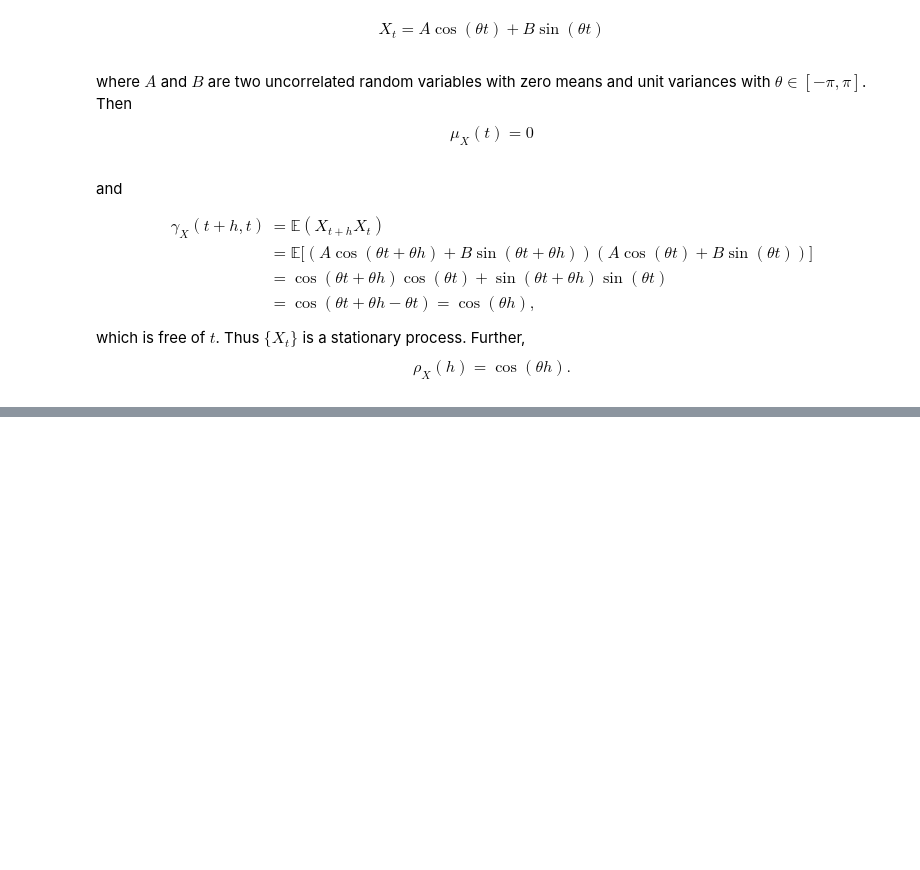
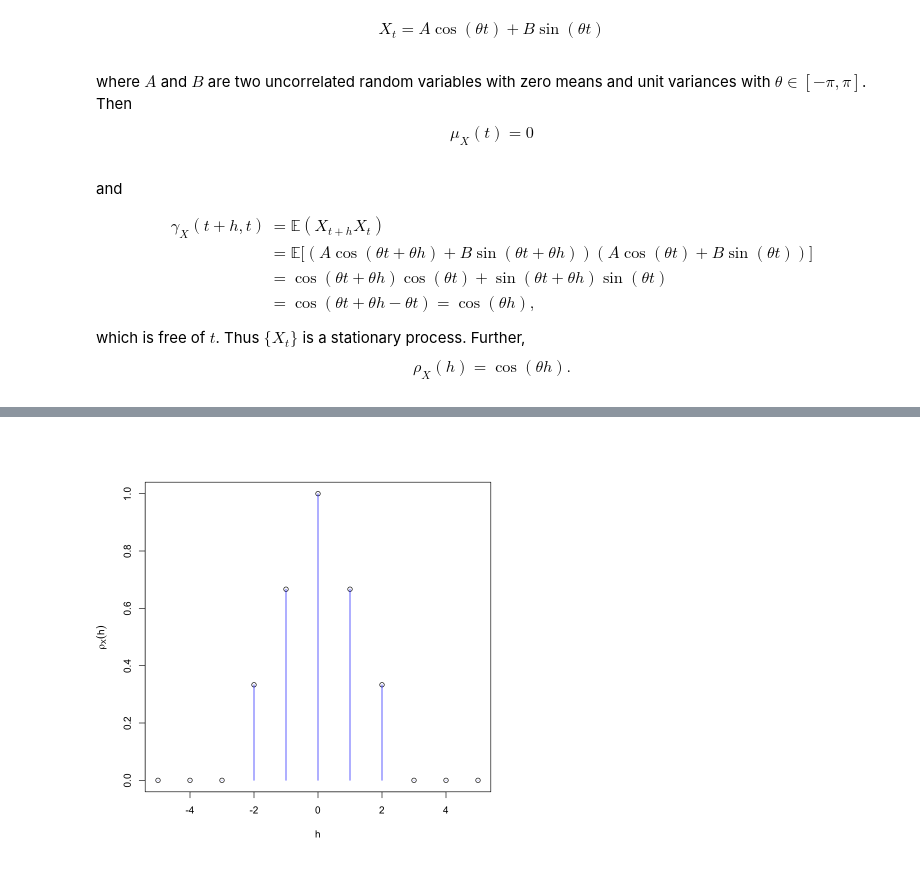
Before and after one commit to beauvilerobed/ds-ml-notes-projects-and-tutorials, a Jupyter notebook: time-series-analysis/stats-behind-time-series/stats-behind-time-series-ch2.ipynb, the cells around one changed output, grey strips where cells are left out. Cells and saved outputs as stored; diff of their text form; code cells hidden in the pictures; blank space fills up the shorter version.

```diff
--- a/time-series-analysis/stats-behind-time-series/stats-behind-time-series-ch2.ipynb
+++ b/time-series-analysis/stats-behind-time-series/stats-behind-time-series-ch2.ipynb
@@ -171,0 +209,12 @@ $$
+# %%
+rho <- function(h, theta) {
+  I(h == 0) + 2 / 3 * I(abs(h) == 1) + 1 / 3 * I(abs(h) == 2)
+}
+h <- seq(-5, 5, 1)
+s <- seq_along(h)
+y <- rho(h, .6)
+par(bg = "white")
+plot(h, y, xlab = "h", ylab = expression(rho[X](h)))
+segments(h[s], y[s], h[s], 0, col = "blue")
+# %% [output]
+[figure, added]
```
Also changed, not shown: parts of 44 cells of this notebook.
